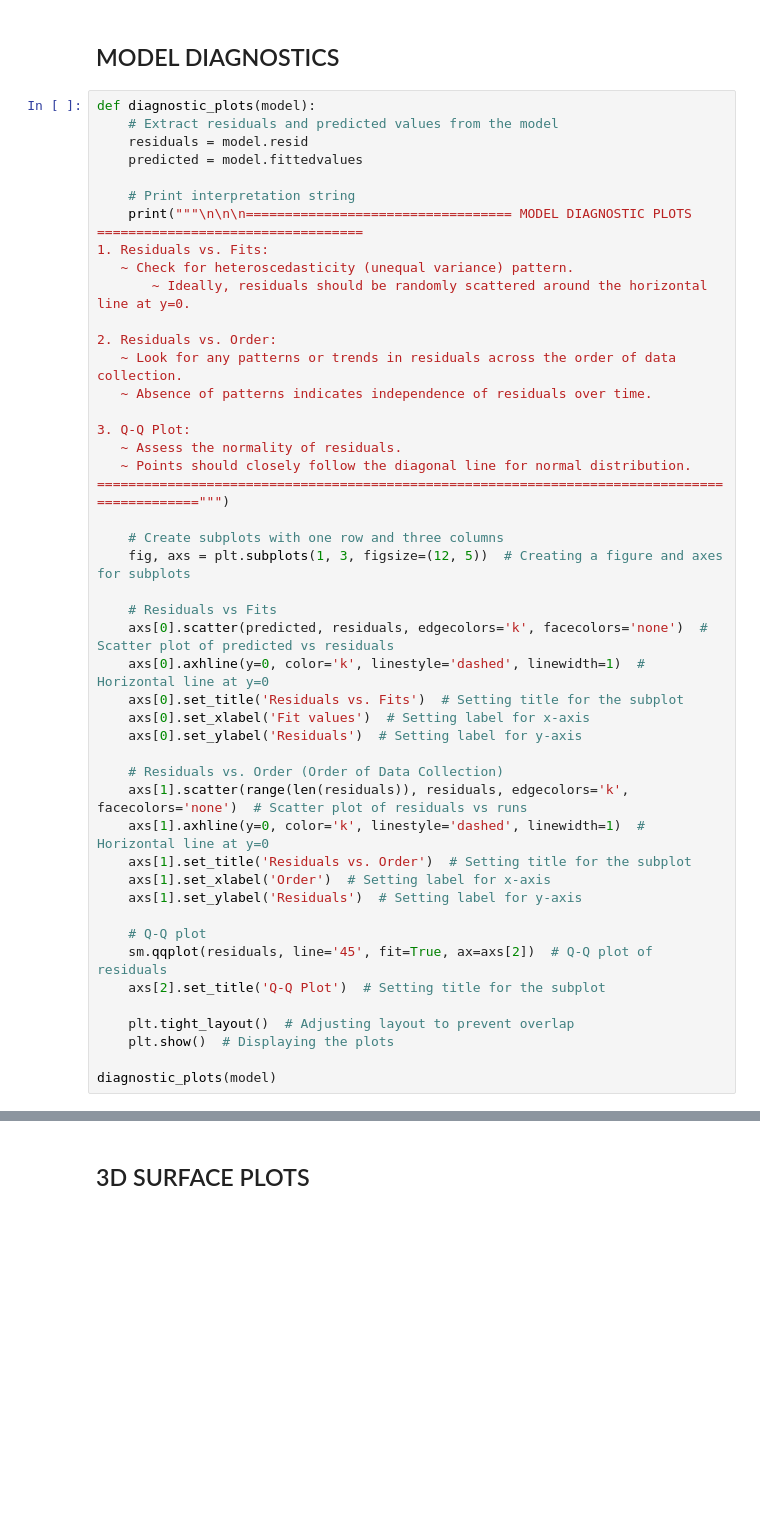
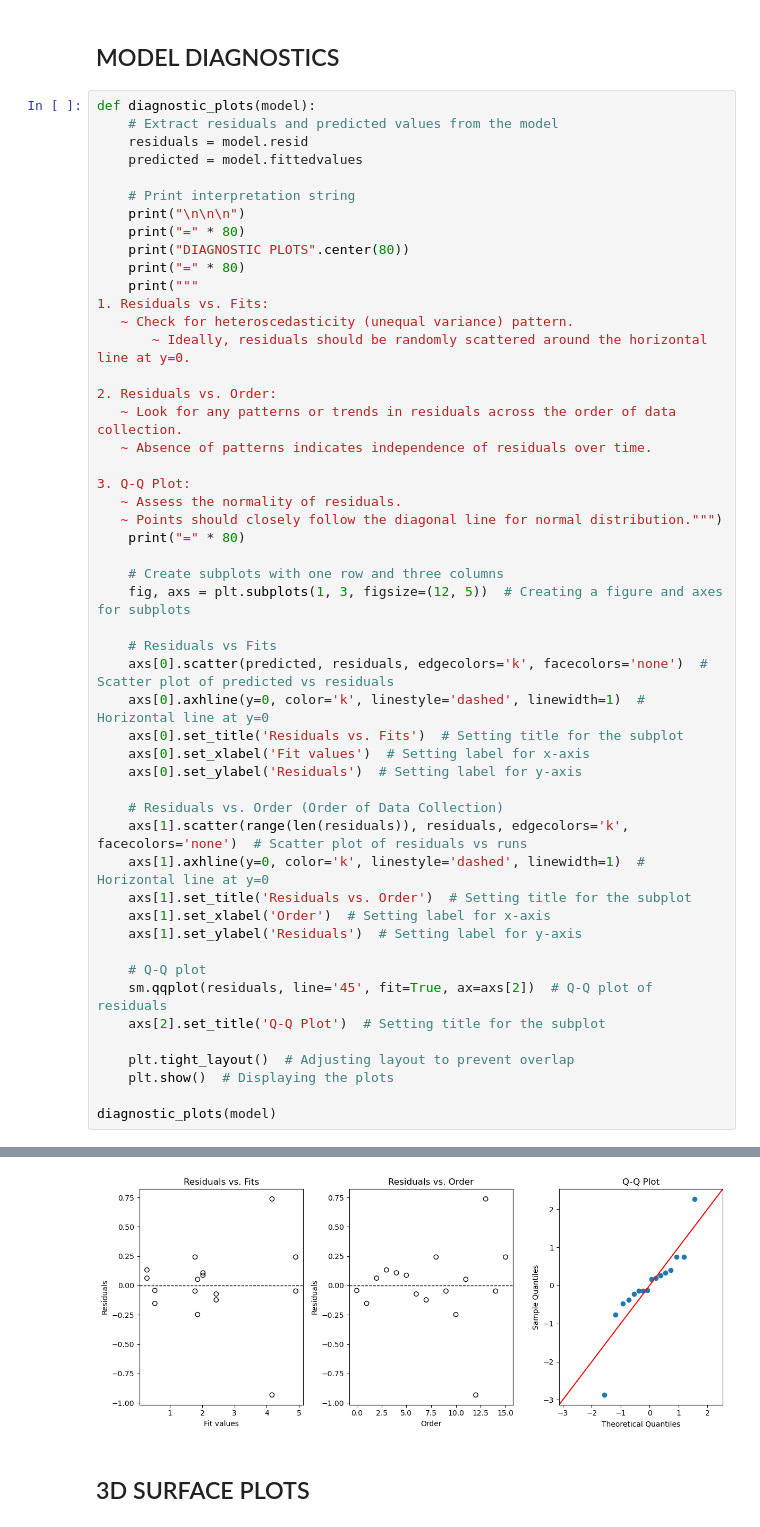
Before and after one commit to chris-stoph/Code-Repository, a Jupyter notebook: DOE/PROD/ANALYZE_FACTORIAL_DESIGN_v2.ipynb, the cells around one changed output, grey strips where cells are left out. Cells and saved outputs as stored; diff of their text form; blank space fills up the shorter version.

```diff
--- a/DOE/PROD/ANALYZE_FACTORIAL_DESIGN_v2.ipynb
+++ b/DOE/PROD/ANALYZE_FACTORIAL_DESIGN_v2.ipynb
@@ -305,7 +376,11 @@ def diagnostic_plots(model):
     predicted = model.fittedvalues
 
     # Print interpretation string
-    print("""\n\n\n================================== MODEL DIAGNOSTIC PLOTS ==================================
+    print("\n\n\n")
+    print("=" * 80)
+    print("DIAGNOSTIC PLOTS".center(80))
+    print("=" * 80)
+    print("""
 1. Residuals vs. Fits:
    ~ Check for heteroscedasticity (unequal variance) pattern.
        ~ Ideally, residuals should be randomly scattered around the horizontal line at y=0.
@@ -316,8 +391,8 @@ def diagnostic_plots(model):
 
 3. Q-Q Plot:
    ~ Assess the normality of residuals.
-   ~ Points should closely follow the diagonal line for normal distribution.
-=============================================================================================""")
+   ~ Points should closely follow the diagonal line for normal distribution.""")
+    print("=" * 80)
 
     # Create subplots with one row and three columns
     fig, axs = plt.subplots(1, 3, figsize=(12, 5))  # Creating a figure and axes for subplots
@@ -344,3 +419,4 @@ def diagnostic_plots(model):
     plt.show()  # Displaying the plots
 
 diagnostic_plots(model)
+# %% [output]
@@ -347,3 +436,4 @@ diagnostic_plots(model)
+[figure, added]
 # %% [markdown]
 ## 3D SURFACE PLOTS
 # %% [markdown]
```
Also changed, not shown: parts of 12 cells of this notebook, 6 other files.
